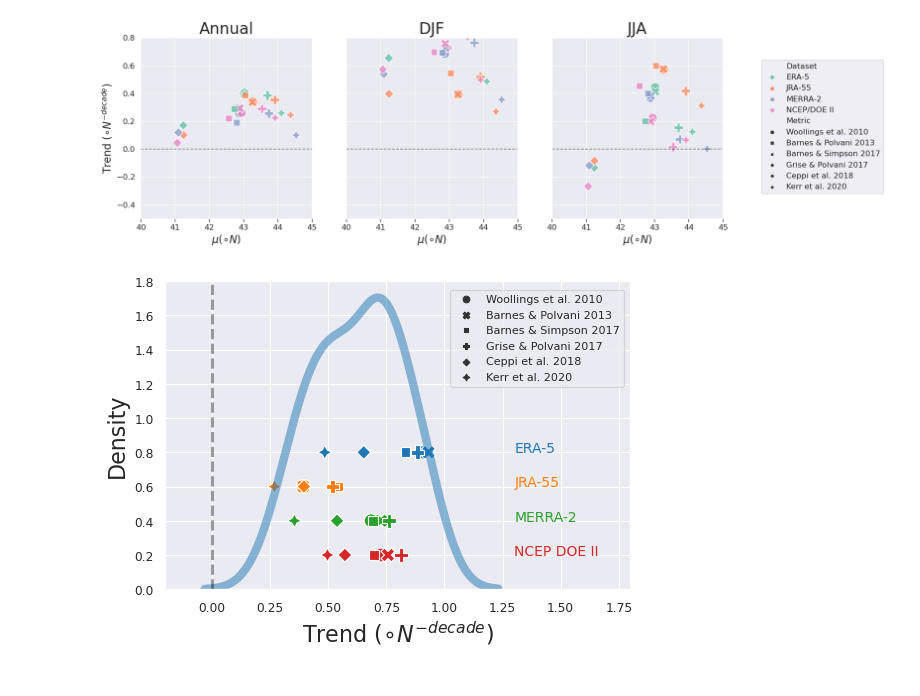
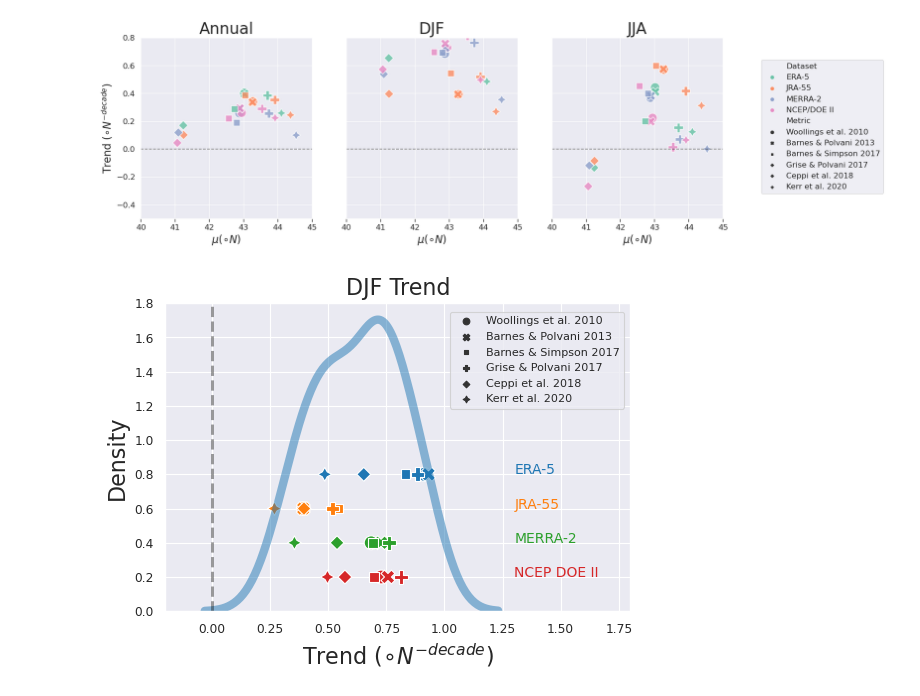
Before and after one commit to Thomasjkeel/uncertainty-in-npac-jet-shift, a Jupyter notebook: Figure_2.ipynb, the cells around one changed output. Saved outputs shown, nothing was run; the diff lists cells and outputs as text; code cells hidden in the pictures.

Commit message:
add title

```diff
--- a/Figure_2.ipynb
+++ b/Figure_2.ipynb
@@ -462,25 +462,26 @@ fig.subplots_adjust(wspace=.2)
 # %%
 sns.set_style('darkgrid')
 sns.set_context('paper')
 fig, ax = plt.subplots(1, figsize=(6, 4))
 sns.kdeplot(jet_lat_diagnostics_df['DJF Trend_decade'], ax=ax, linewidth=6, alpha=.5)
 sns.scatterplot(x='DJF Trend_decade', y=[0.8]*6, style='Metric', s=100, data=jet_lat_diagnostics_df.loc[jet_lat_diagnostics_df['Dataset'] == 'ERA-5'], ax=ax, legend=False)
 sns.scatterplot(x='DJF Trend_decade', y=[0.6]*6, style='Metric', s=100, data=jet_lat_diagnostics_df.loc[jet_lat_diagnostics_df['Dataset'] == 'JRA-55'], ax=ax, legend=False)
 sns.scatterplot(x='DJF Trend_decade', y=[0.4]*6, style='Metric', s=100, data=jet_lat_diagnostics_df.loc[jet_lat_diagnostics_df['Dataset'] == 'MERRA-2'], ax=ax, legend=False)
 sns.scatterplot(x='DJF Trend_decade', y=[0.2]*6, style='Metric', s=100, data=jet_lat_diagnostics_df.loc[jet_lat_diagnostics_df['Dataset'] == 'NCEP/DOE II'], ax=ax, legend=True)
 ax.set_xlabel(r"Trend ${(\circ N^{-decade})}$", size=16)
 ax.set_ylabel("Density", size=16)
 ax.legend(ncols=1, bbox_to_anchor=[0.6, 0.99], fancybox=True, fontsize=8)
 ax.set_xlim(-0.2, 1.8)
 ax.set_ylim(0, 1.8)
 ax.vlines(0, 0, 2, color='k', linewidth=2, linestyle='--', alpha=.4)
 ax.text(s="ERA-5", x=1.3, y=0.8, color='C0', size=10)
 ax.text(s="JRA-55", x=1.3, y=0.6, color='C1', size=10)
 ax.text(s="MERRA-2", x=1.3, y=0.4, color='C2', size=10)
 ax.text(s="NCEP DOE II", x=1.3, y=0.2, color='C3', size=10)
+ax.set_title("DJF Trend", size=16)
 # fig.savefig('figures/figure_2.png', dpi=300, bbox_inches='tight', transparent=False)
 # %% [output]
-[figure, old version]
+[figure, new version]
 # %%
 ## Problem
 # 20CR = 1984-01-2015-12
```
Also changed, not shown: 1 other file.
